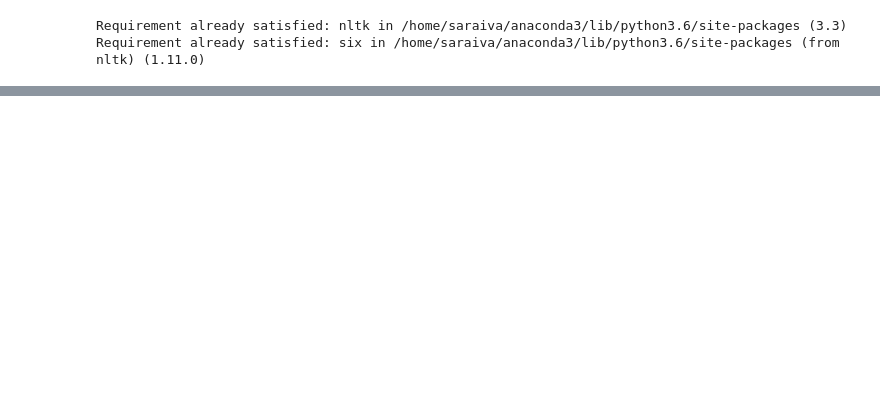
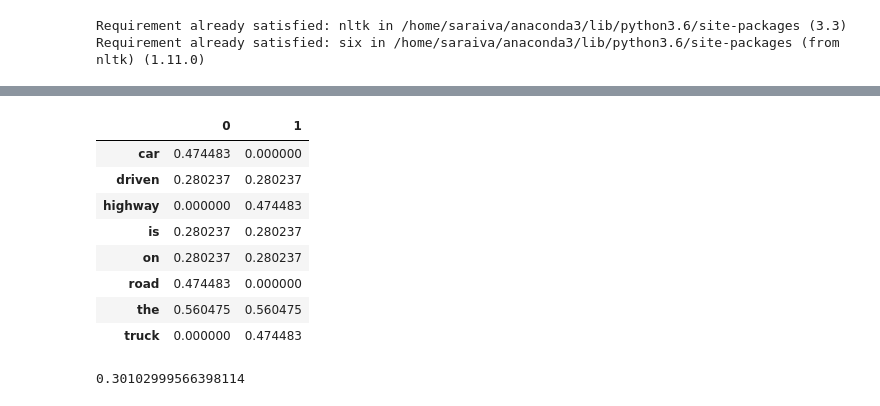
Before and after one commit to JumpingDino/data-science-analytics, a Jupyter notebook: notebooks/text_pre_processing.ipynb, the cells around one changed output, grey strips where cells are left out. Cells and saved outputs as stored; diff of their text form; code cells hidden in the pictures; blank space fills up the shorter version.

```diff
--- a/notebooks/text_pre_processing.ipynb
+++ b/notebooks/text_pre_processing.ipynb
@@ -56,0 +89,7 @@ vaaa se foder rapazi
+# %%
+sentences = ['the car is driven on the road','the truck is driven on the highway']
+# %%
+from sklearn.feature_extraction.text import TfidfVectorizer
+
+vectorizer = TfidfVectorizer(smooth_idf=False)
+result = vectorizer.fit_transform(sentences)
@@ -56,0 +115,20 @@ vaaa se foder rapazi
+# %%
+import pandas as pd
+
+pd.DataFrame(result.toarray(),
+            columns = vectorizer.get_feature_names()).T
+# %% [output]
+|  | 0 | 1 |
+| car | 0.474483 | 0.000000 |
+| driven | 0.280237 | 0.280237 |
+| highway | 0.000000 | 0.474483 |
+| is | 0.280237 | 0.280237 |
+| on | 0.280237 | 0.280237 |
+| road | 0.474483 | 0.000000 |
+| the | 0.560475 | 0.560475 |
+| truck | 0.000000 | 0.474483 |
+# %%
+import math
+math.log(2,10)
+# %% [output]
+0.30102999566398114
```
Also changed, not shown: parts of 17 cells of this notebook, 7 other files.
